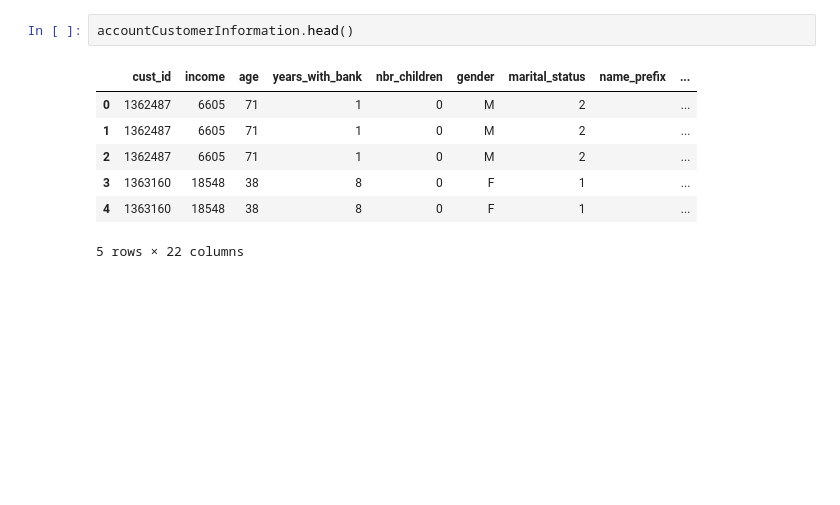
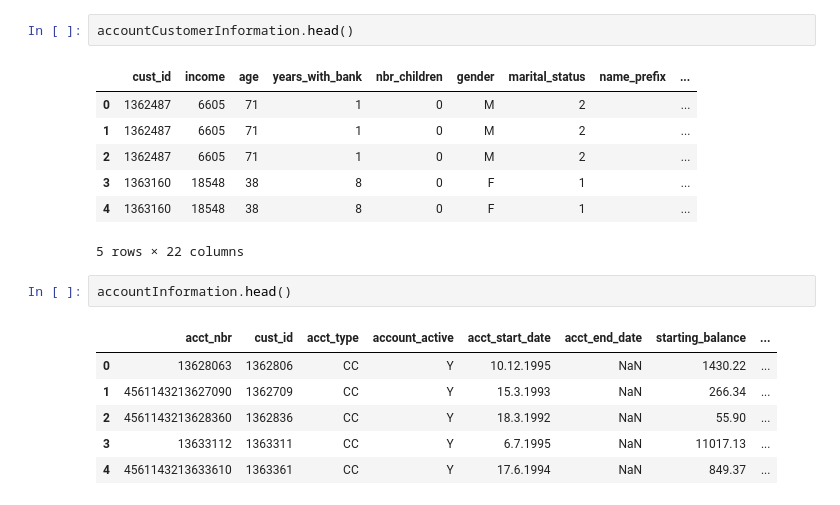
Before and after one commit to JamesKha/mini-project-III, a Jupyter notebook: mini-project-III.ipynb, the cells around one changed output. Saved outputs shown, nothing was run; the diff lists cells and outputs as text; blank space fills up the shorter version.

```diff
--- a/mini-project-III.ipynb
+++ b/mini-project-III.ipynb
@@ -178,3 +178,12 @@ accountCustomerInformation.head()
 | 3 | 1363160 | 18548 | 38 | 8 | 0 | F | 1 |  | ... |
 | 4 | 1363160 | 18548 | 38 | 8 | 0 | F | 1 |  | ... |
 5 rows × 22 columns
+# %%
+accountInformation.head()
+# %% [output]
+|  | acct_nbr | cust_id | acct_type | account_active | acct_start_date | acct_end_date | starting_balance | ... |
+| 0 | 13628063 | 1362806 | CC | Y | 10.12.1995 | NaN | 1430.22 | ... |
+| 1 | 4561143213627090 | 1362709 | CC | Y | 15.3.1993 | NaN | 266.34 | ... |
+| 2 | 4561143213628360 | 1362836 | CC | Y | 18.3.1992 | NaN | 55.90 | ... |
+| 3 | 13633112 | 1363311 | CC | Y | 6.7.1995 | NaN | 11017.13 | ... |
+| 4 | 4561143213633610 | 1363361 | CC | Y | 17.6.1994 | NaN | 849.37 | ... |
```
Also changed, not shown: parts of 2 cells of this notebook.
